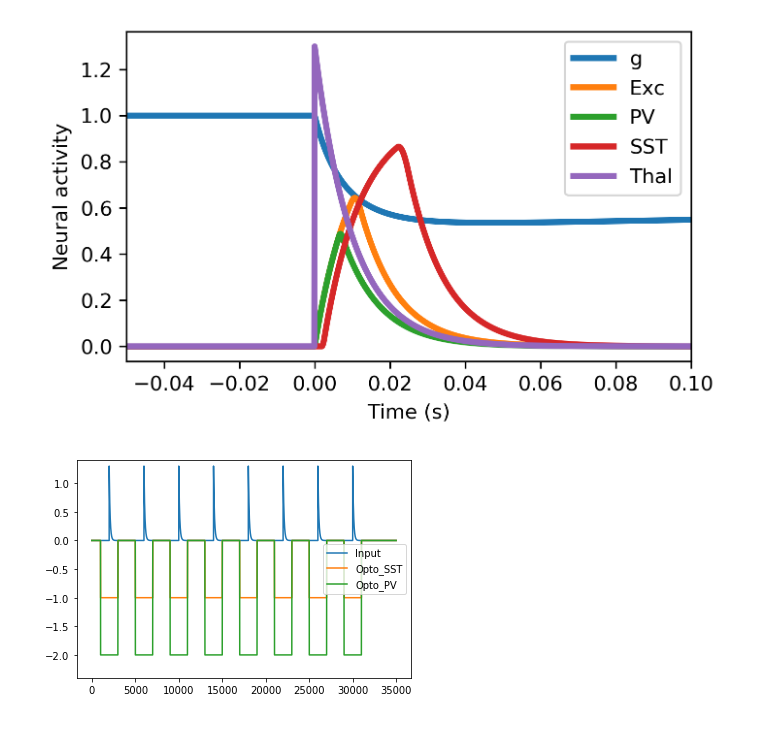
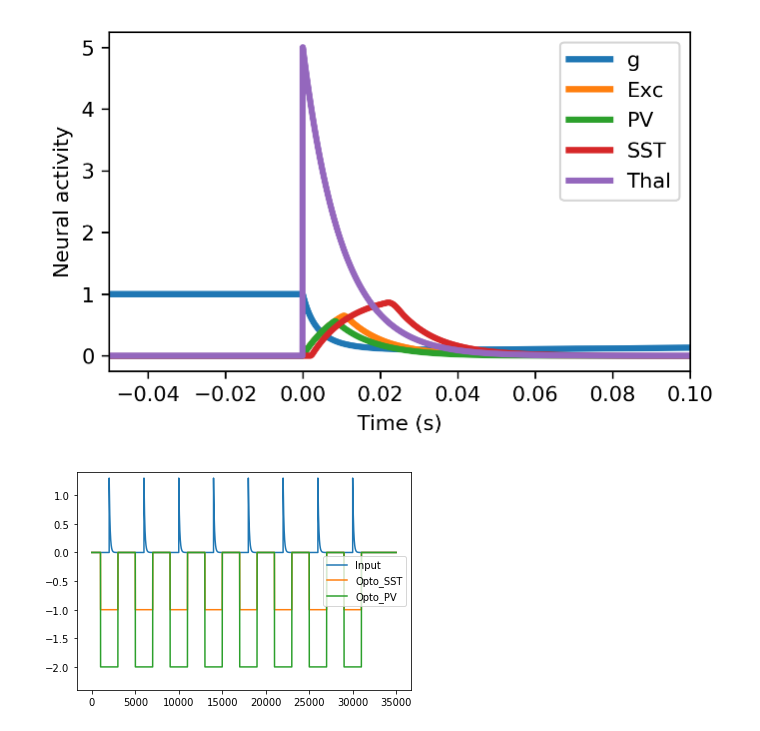
Before and after one commit to ChristophMetzner/Park_Geffen_Replication, a Jupyter notebook: Code/Single_unit_model.ipynb, the cells around one changed output. Saved outputs shown, nothing was run; the diff lists cells and outputs as text; code cells hidden in the pictures.

```diff
--- a/Code/Single_unit_model.ipynb
+++ b/Code/Single_unit_model.ipynb
@@ -88,30 +88,30 @@ def single_unit_simulation(t,dt,tau_d1,tau_d2,w_ee,w_ep,w_es,w_pe,w_pp,w_ps,w_se
 # %%
 #Fig 1. A. Model of the PV-SST-Exc circuit
 
 input_tones = [100]
-I_ext = thalamic_input(t, dt, input_tones, tau_q = 10, q = 1.3)#*3.0
+I_ext = thalamic_input(t, dt, input_tones, tau_q = 10, q = 5.0)
 opt_pv = np.zeros((len(t)))
 opt_sst = np.zeros((len(t)))
 g,u,p,s = single_unit_simulation(t,dt,tau_d1,tau_d2,w_ee,w_ep,w_es,w_pe,w_pp,w_ps,w_se,w_sp,w_ss,q,I_ext,u_th,p_th,s_th,r_u,r_p,r_s,tau_u,tau_p,tau_s,opt_pv,opt_sst,opt_gen_flag=0)
 
 tt = (t-100.)/1000.
 
 fig, ax = plt.subplots(figsize=(5, 3), dpi=300)
 plt.plot(tt,g,label="g",linewidth=3.0)
 plt.plot(tt,u,label="Exc",linewidth=3.0)
 plt.plot(tt,p,label="PV",linewidth=3.0)
 plt.plot(tt,s,label="SST",linewidth=3.0)
 plt.plot(tt,I_ext,label="Thal",linewidth=3.0)
 plt.xlabel("Time (s)")
 plt.ylabel("Neural activity")
 #plt.title("Fig 1. Model of the PV-SST-Exc circuit")
 #plt.xlim([0,300])
 plt.xlim([-0.05,0.1])
 plt.legend()
 #plt.savefig('../Figures/New_15_12_20/Fig1B.png')
 plt.show()
 # %% [output]
-[figure, old version]
+[figure, new version]
 # %%
 # Fig 3. The effect of optogenetic manipulations on adaptation to repeated tones
 
```
